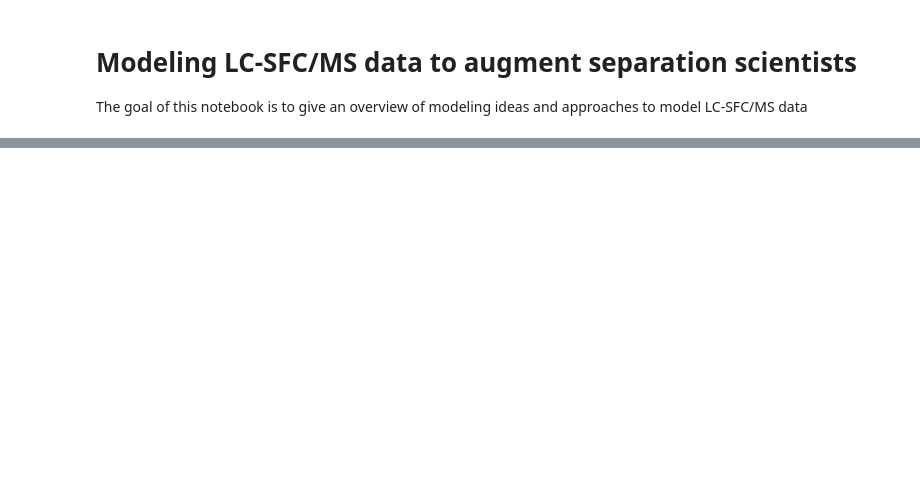
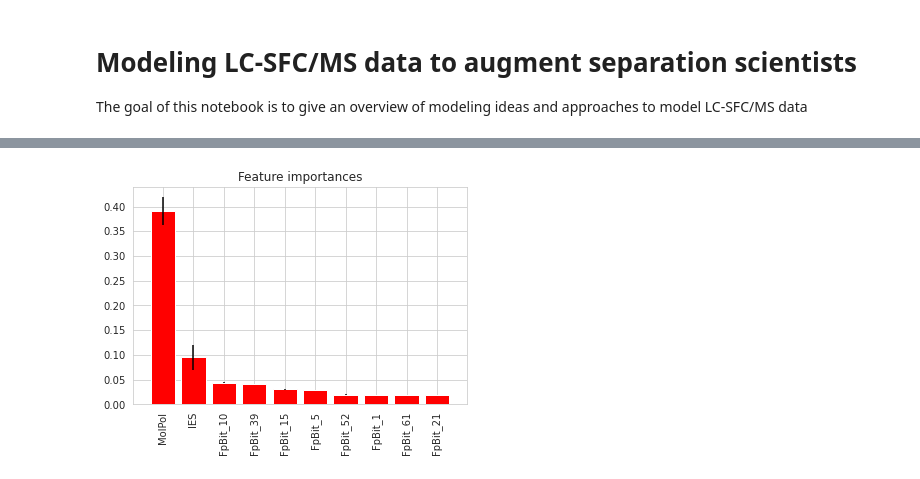
Before and after one commit to alisoltani/kallisto, a Jupyter notebook: rtPredictionAZ.ipynb, the cells around one changed output, grey strips where cells are left out. Cells and saved outputs as stored; diff of their text form; code cells hidden in the pictures; blank space fills up the shorter version.

```diff
--- a/rtPredictionAZ.ipynb
+++ b/rtPredictionAZ.ipynb
@@ -201,17 +203,18 @@ TotalErrors
 # %%
 %%time
+## 'SFC-4'
 # training data
-methodName = 'Standard_3min_col2_alk'
-k = K
+methodName = 'EP_NH3_2'
+k = 65
 
-rf_method_nonkallisto = joblib.load("Model/rfModelLCAlkNonKallisto.joblib")
-rf_method = joblib.load("Model/rfModelLCAlk.joblib")
+rf_method_nonkallisto = joblib.load("Model/rfModelSFCEPNonKallisto.joblib")
+rf_method = joblib.load("Model/rfModelSFCEP.joblib")
 
 newDf = publicWithDescriptors.loc[groupsvalidation.groups[methodName]]
 print('There are', newDf.shape[0],'data points in the validation dataset')
 
-errors_method_nonkallisto, errors_method, features_df_method = getResultsValidation(newDf, k, rf_method_nonkallisto, rf_method, indices_total)
-getPerformance(errors_method_nonkallisto, errors_method, False, methodName)
+errors_method_nonkallisto, errors_method, features_df_method = getResultsValidation(newDf, k, rf_method_nonkallisto, rf_method, bestFeatures)
+errorList.insert(0,getPerformance(errors_method_nonkallisto, errors_method, False, methodName))
 
 method = pd.Series(['With Kallisto'])
 methodNon = pd.Series(['Without Kallisto'])
@@ -232,5 +235,4 @@ Errors = Errors.rename(columns={0:"errors", 1:"feature type", 2:"method name"})
 Errors = Errors.astype({'errors': 'float'})
 
 TotalErrors = pd.concat([Errors, TotalErrors], axis=0, ignore_index=True)
-TotalErrors;
 # %% [output]
@@ -433,3 +248,22 @@ Wall time: 133 ms
+# %%
+importances_method = rf_method.feature_importances_
+std_method = np.std([tree.feature_importances_ for tree in rf_method.estimators_], axis=0)
+indices_method = np.argsort(importances_method)[::-1]
+features_df_method.columns[indices_method[0:50]]
+
+k = 10
+plt.figure()
+plt.title("Feature importances")
+plt.bar(range(k), importances_method[indices_method[0:k]],
+        color="r", yerr=std_full[indices_method[0:k]], align="center")
+plt.xticks(range(k), features_df.columns[indices_method[0:k]], rotation='vertical')
+plt.xlim([-1, k])
+plt.savefig('Output/AZImportances.pdf')
+plt.grid(True)
+
+plt.show()
+# %% [output]
+[figure, added]
 # %%
 fig = plt.figure()
 explainer = shap.Explainer(rf_method)
```
Also changed, not shown: parts of 24 cells of this notebook, 15 other files.
